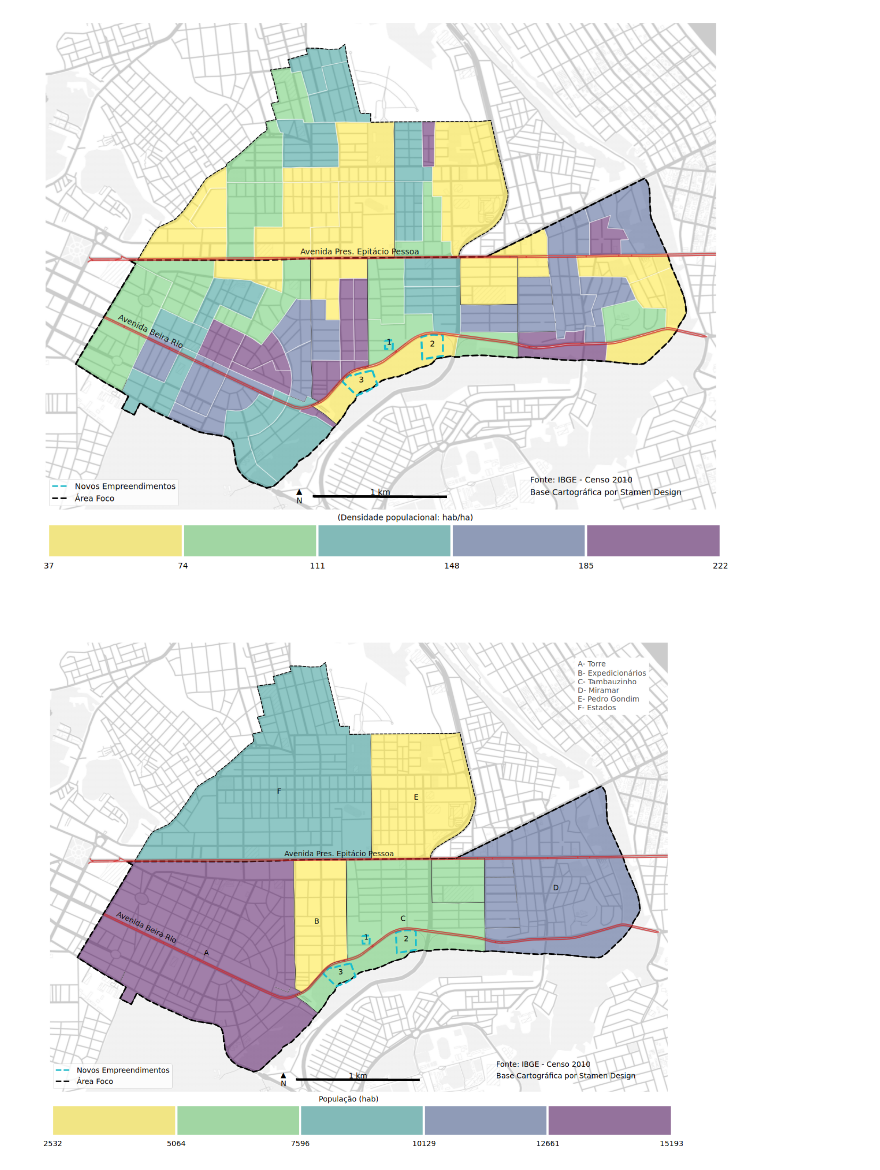
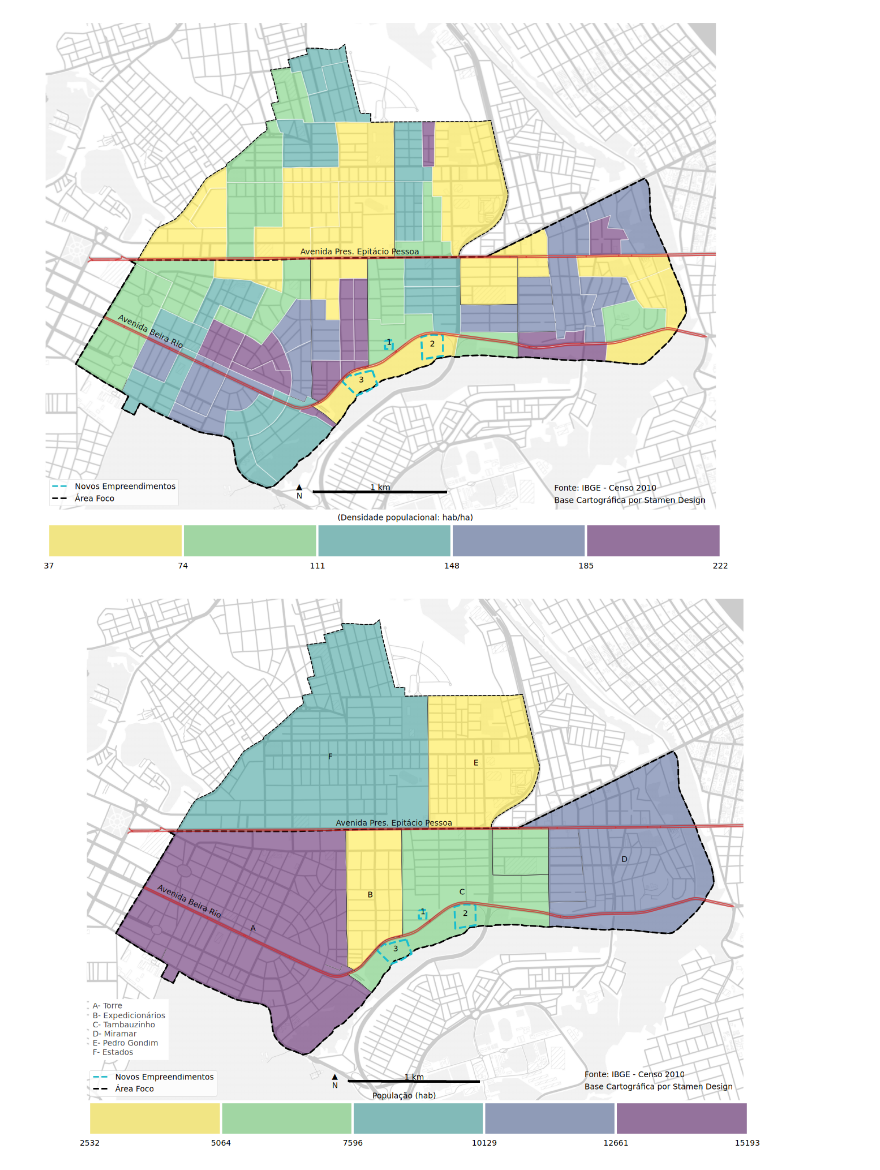
Before and after one commit to fc-anjos/cartografia-joao-pessoa, a Jupyter notebook: POPULACAO.ipynb, the cells around one changed output. Drawn from its saved outputs; the diff is of its cells as text; code cells hidden in the pictures.

Commit message:
adjust legend position

```diff
--- a/POPULACAO.ipynb
+++ b/POPULACAO.ipynb
@@ -40,11 +224,11 @@ plot_categorical(populacao_setores,
                  avenidas,
                  lotes_empreendimentos,
                  bairros_recorte_maior,
-                 .83,
-                 .79,
+                 .075,
+                 .175,
                  'POPULACAO/densidade_populacional_recorte',
-                 (600, 95),
-                 (600, 80),
+                 (630, 85),
+                 (630, 70),
                  (360, 48),
                  16,
                  '(Densidade populacional: hab/ha)',
@@ -58,34 +242,34 @@ plot_categorical(populacao_setores,
                  annotate_lotes=True,
                  plot_avenidas=True)
 # %% [output]
-[figure, old version]
+[figure, new version]
 # %%
 plot_categorical(bairros_recorte_maior,
                  'MORADORES',
                  5,
                  0.5,
                  [recorte_maior, recorte_menor],
                  avenidas,
                  lotes_empreendimentos,
                  bairros_recorte_maior,
-                 .83,
-                 .79,
+                 .075,
+                 .175,
                  'POPULACAO/populacao_recorte',
-                 (600, 95),
-                 (600, 80),
+                 (630, 75),
+                 (630, 60),
                  (360, 48),
                  16,
                  'População (hab)',
                  legend_y = 0.07,
                  scale_extension=1,
                  factor_left=1,
                  factor_right=1,
-                 factor_bottom=1,
+                 factor_bottom=1.1,
                  factor_top=1,
                  annotate_lotes=True,
                  plot_avenidas=True)
 # %% [output]
-[figure, old version]
+[figure, new version]
 # %%
 plot_categorical(populacao_bairros,
                  'densidade',
```
Also changed, not shown: parts of 5 cells of this notebook, 1 other file.
